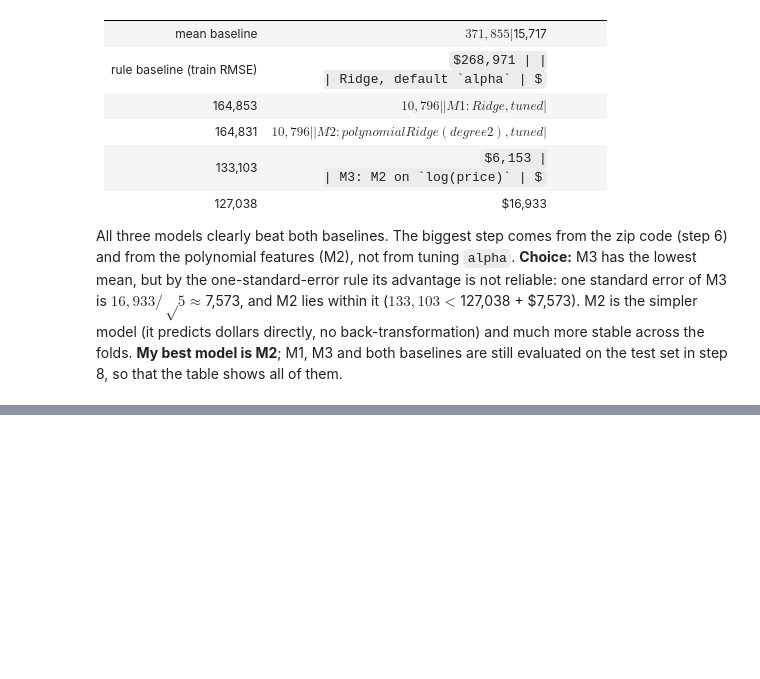
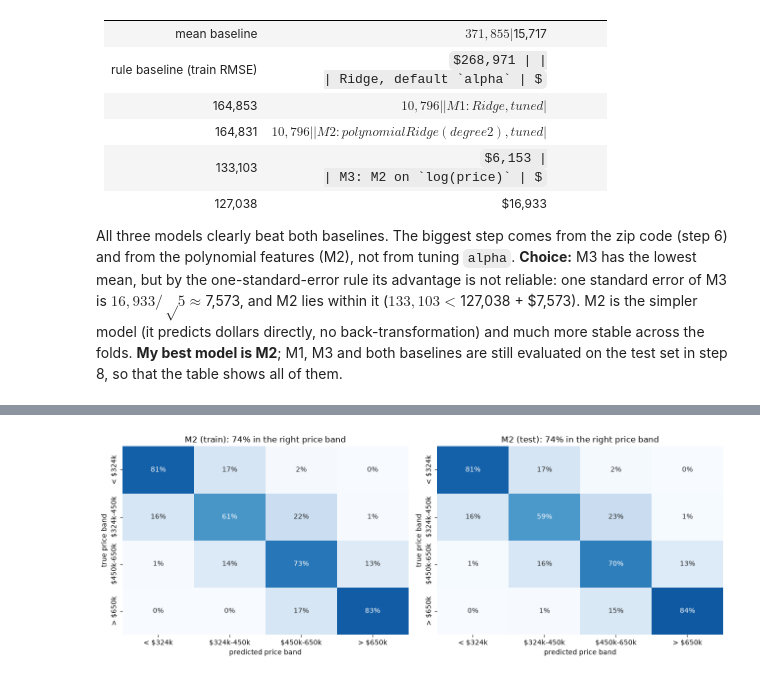
Before and after one commit to dynamic-dome/amle-project-king-county, a Jupyter notebook: 02_king_county_project_dominic.ipynb, the cells around one changed output, grey strips where cells are left out. Cells and saved outputs as stored; diff of their text form; code cells hidden in the pictures; some formulas as TeX source; blank space fills up the shorter version.

```diff
--- a/02_king_county_project_dominic.ipynb
+++ b/02_king_county_project_dominic.ipynb
@@ -850,0 +941,20 @@ All three models clearly beat both baselines. The biggest step comes from the zi
+# %%
+# A real confusion matrix for M2 after cutting the prices into four bands (edges from the training prices):
+# how often does a house land in the right price band? Rows: true band, shares per row.
+edges = np.quantile(y_train, [0, 0.25, 0.5, 0.75, 1])
+edges[0], edges[-1] = -np.inf, np.inf
+bands = [f"< ${edges[1] / 1e3:.0f}k", f"${edges[1] / 1e3:.0f}k-{edges[2] / 1e3:.0f}k",
+         f"${edges[2] / 1e3:.0f}k-{edges[3] / 1e3:.0f}k", f"> ${edges[3] / 1e3:.0f}k"]
+fig, axes = plt.subplots(1, 2, figsize=(13, 4.8))
+for ax, (label, X, y) in zip(axes, [("train", X_train, y_train), ("test", X_test, y_test)]):
+    true_band = pd.cut(y, edges, labels=bands)
+    pred_band = pd.cut(pd.Series(m2.predict(X), index=y.index), edges, labels=bands)
+    matrix = pd.crosstab(true_band, pred_band, normalize="index")
+    sns.heatmap(matrix, annot=True, fmt=".0%", cmap="Blues", vmin=0, vmax=1, cbar=False, ax=ax)
+    ax.set_title(f"M2 ({label}): {(true_band == pred_band).mean():.0%} in the right price band")
+    ax.set_xlabel("predicted price band")
+    ax.set_ylabel("true price band")
+plt.tight_layout()
+plt.show()
+# %% [output]
+[figure, added]
```
Also changed, not shown: parts of 15 cells of this notebook, 1 other file.
